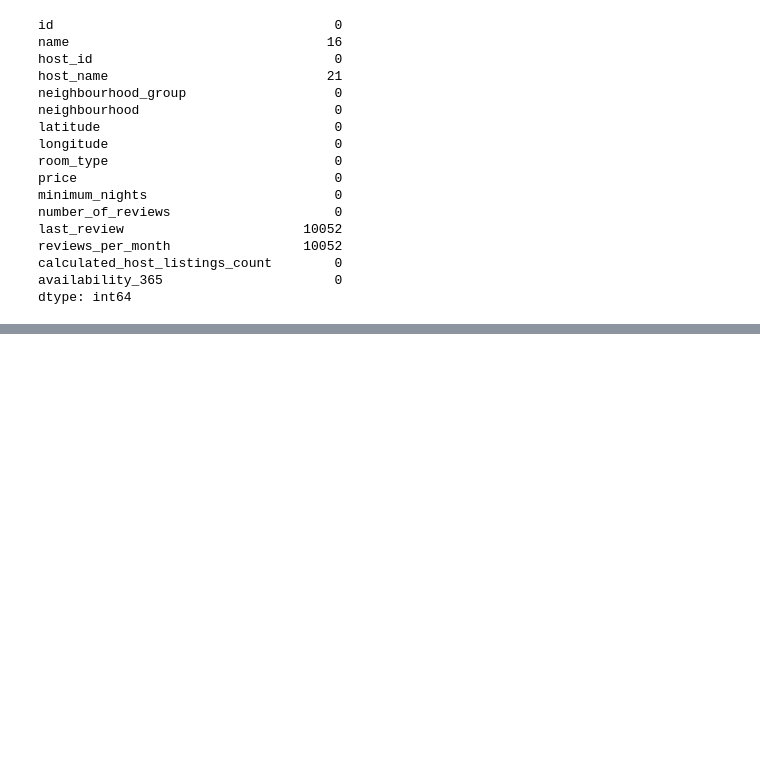
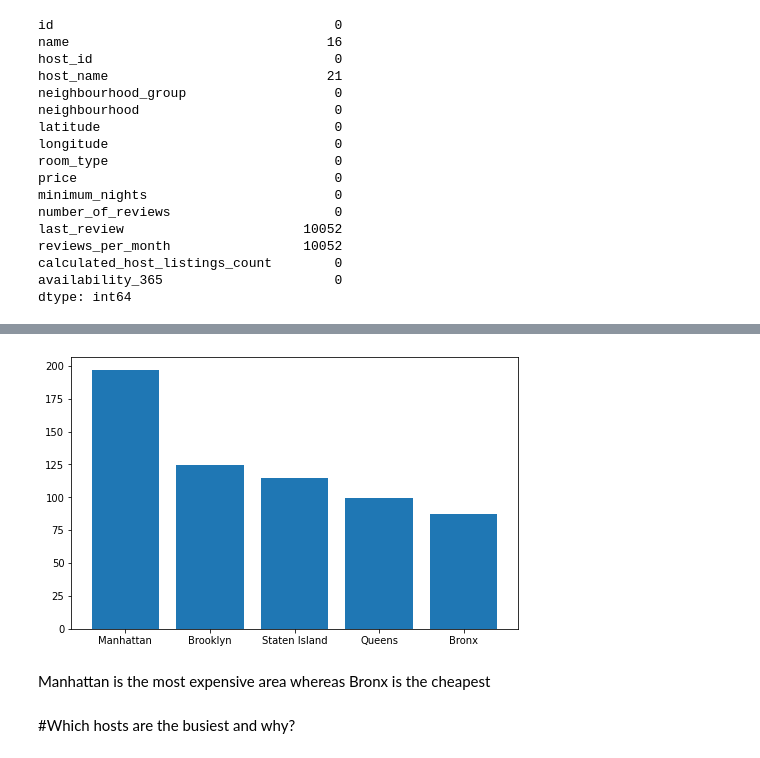
Before and after one commit to Injamamul-Khan/Airbnb-Bookings-Analysis, a Jupyter notebook: Airbnb_Bookings_Analysis_Capstone_Project.ipynb, the cells around one changed output, grey strips where cells are left out. Drawn from its saved outputs; the diff is of its cells as text; code cells hidden in the pictures; blank space fills up the shorter version.

```diff
--- a/Airbnb_Bookings_Analysis_Capstone_Project.ipynb
+++ b/Airbnb_Bookings_Analysis_Capstone_Project.ipynb
@@ -80,0 +209,12 @@ dtype: int64
+# %%
+# Visualization
+
+plt.bar(df_neighbourhood_group_price['neighbourhood_group'],df_neighbourhood_group_price['Mean Price'], width = 0.8)
+plt.show()
+# %% [output]
+[figure, added]
+# %% [markdown]
+Manhattan is the most expensive area
+whereas Bronx is the cheapest
+# %% [markdown]
+#Which hosts are the busiest and why?
```
Also changed, not shown: parts of 26 cells of this notebook.
